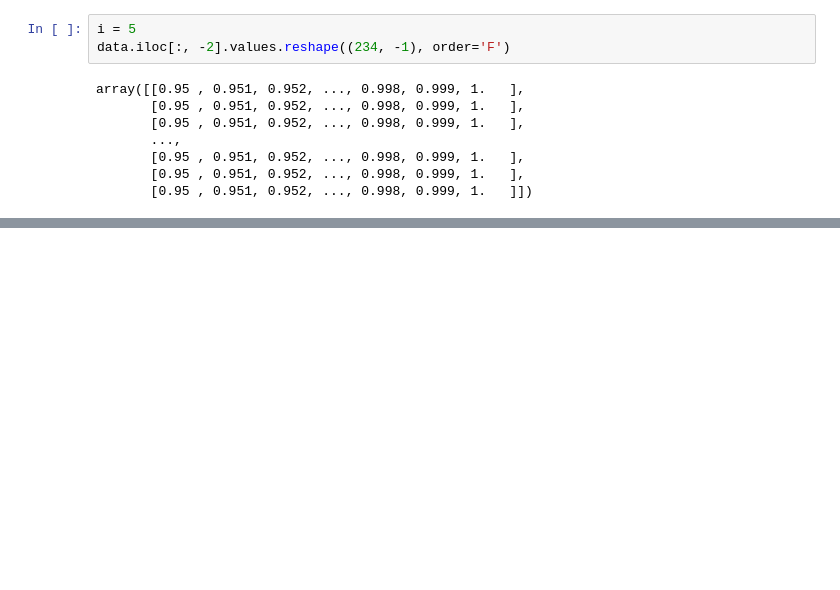
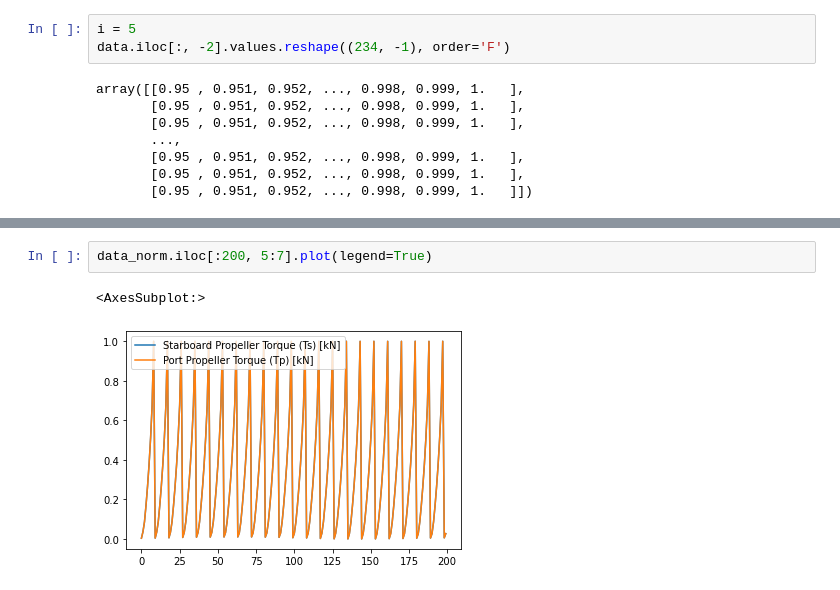
Before and after one commit to kokikwbt/predictive-maintenance, a Jupyter notebook: notebooks/view_cbm.ipynb, the cells around one changed output, grey strips where cells are left out. Drawn from its saved outputs; the diff is of its cells as text; blank space fills up the shorter version.

```diff
--- a/notebooks/view_cbm.ipynb
+++ b/notebooks/view_cbm.ipynb
@@ -88,0 +129,5 @@ array([[0.95 , 0.951, 0.952, ..., 0.998, 0.999, 1.   ],
+# %%
+data_norm.iloc[:200, 5:7].plot(legend=True)
+# %% [output]
+<AxesSubplot:>
+[figure, added]
```
Also changed, not shown: parts of 17 cells of this notebook, 6 other files.
